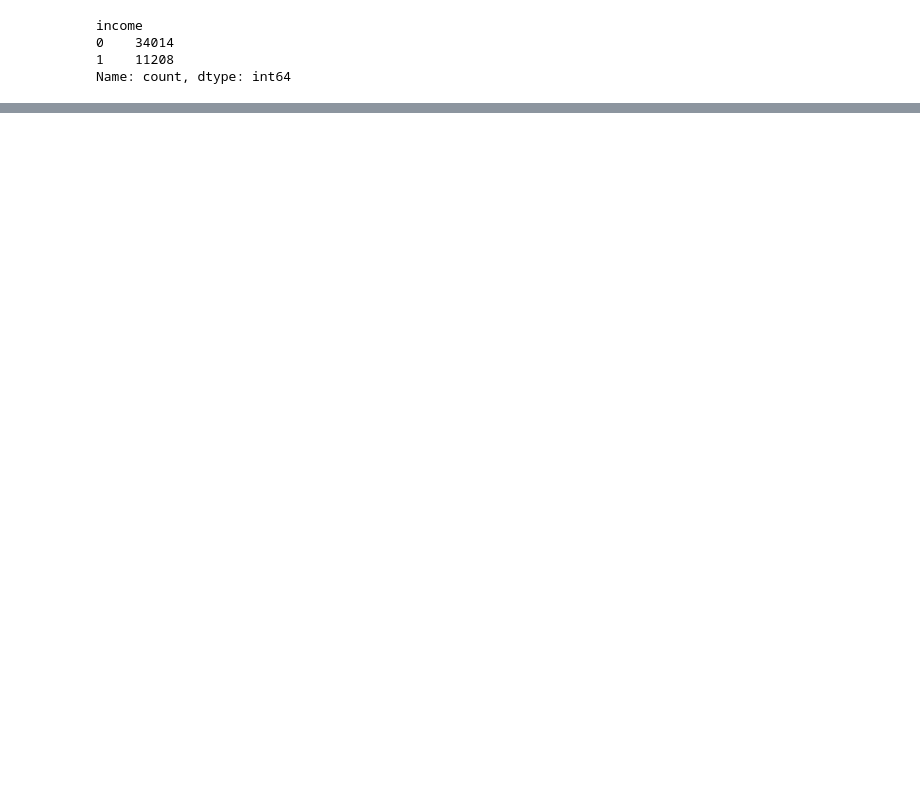
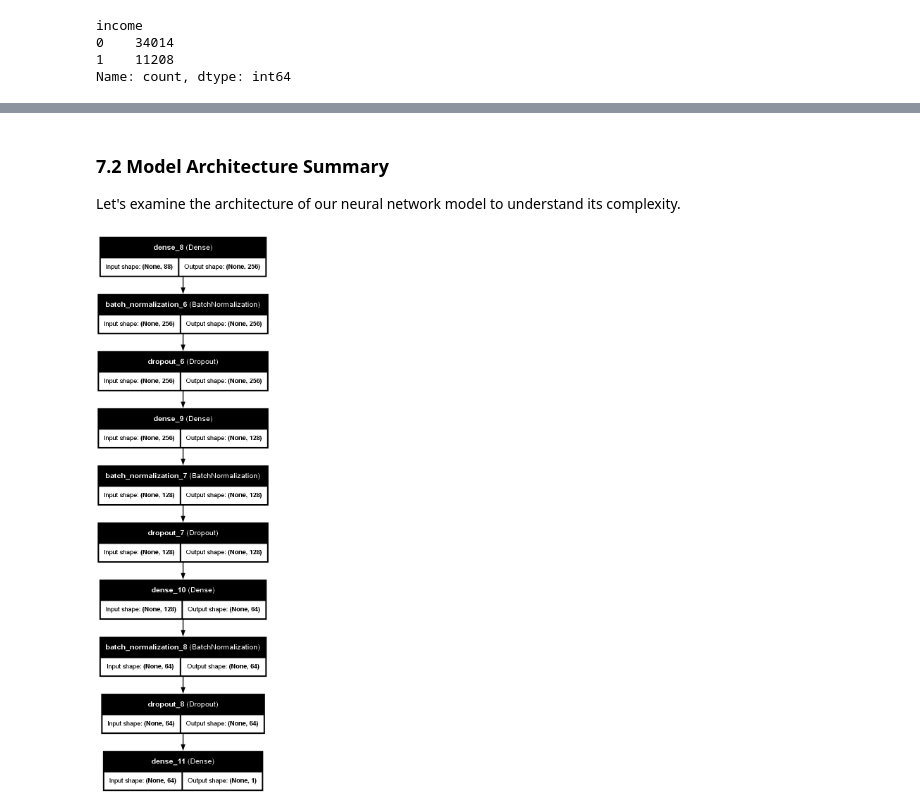
Before and after one commit to jcp-tech/Seneca_Class_Notes, a Jupyter notebook: Semester 1/AIG100 - Machine Learing/Project 3/Project 3 - AIG100 - Jonathan Chacko.ipynb, the cells around one changed output, grey strips where cells are left out. Drawn from its saved outputs; the diff is of its cells as text; code cells hidden in the pictures; blank space fills up the shorter version.

```diff
--- a/Semester 1/AIG100 - Machine Learing/Project 3/Project 3 - AIG100 - Jonathan Chacko.ipynb
+++ b/Semester 1/AIG100 - Machine Learing/Project 3/Project 3 - AIG100 - Jonathan Chacko.ipynb
@@ -932,0 +552,15 @@ Overall, this project illustrates both the power and responsibility that come wi
+# %% [markdown]
+### 7.2 Model Architecture Summary
+Let's examine the architecture of our neural network model to understand its complexity.
+# %%
+plot_model(
+    final_model,
+    to_file='model_plot.png',
+    show_shapes=True,
+    show_layer_names=True,
+    rankdir='TB',
+    expand_nested=False,
+    dpi=96
+)
+# %% [output]
+[figure, added]
```
Also changed, not shown: parts of 71 cells of this notebook, 11 other files.
